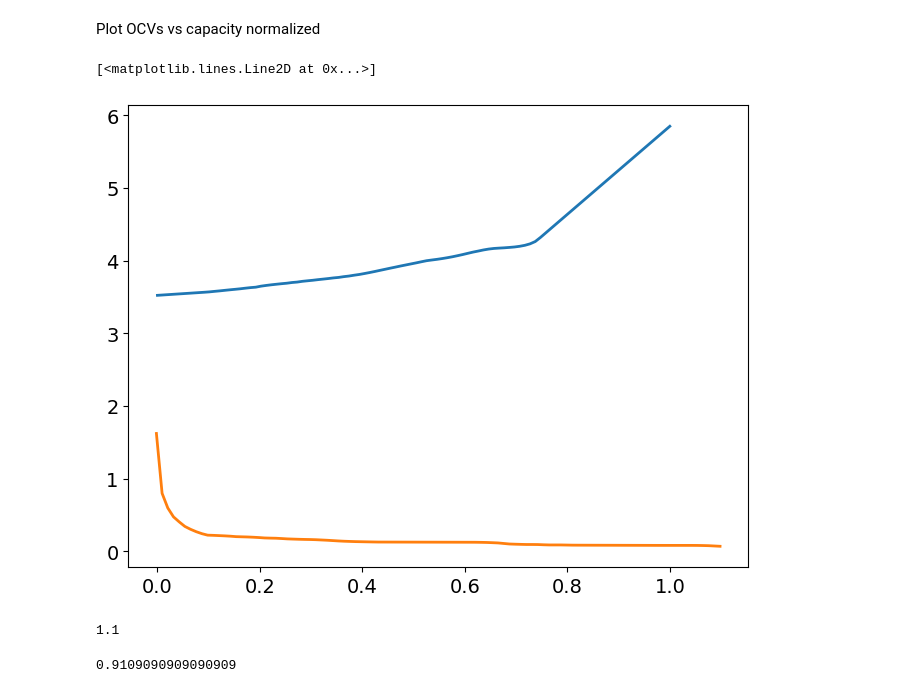
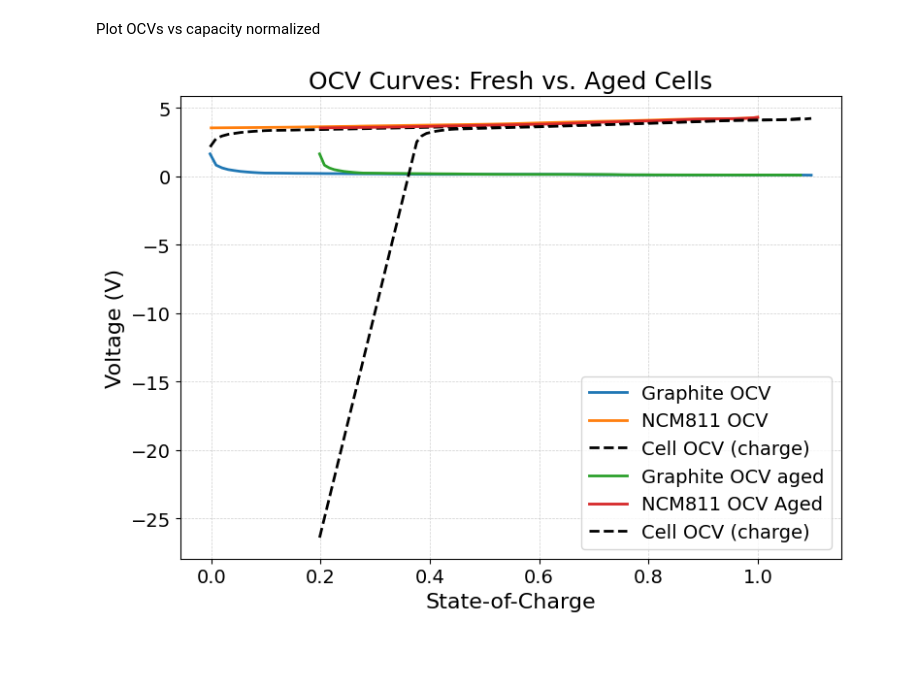
Before and after one commit to lvk93/ocv_teaching, a Jupyter notebook: notebooks/04_Interactive_Aging.ipynb, the cells around one changed output. Saved outputs shown, nothing was run; the diff lists cells and outputs as text; code cells hidden in the pictures; blank space fills up the shorter version.

Commit message:
First full cell plot inclusion

```diff
--- a/notebooks/04_Interactive_Aging.ipynb
+++ b/notebooks/04_Interactive_Aging.ipynb
@@ -23,32 +23,47 @@ Plot OCVs vs capacity normalized
 # %%
 cell = CellOCVReconstruction(NCM811_mat, Graphite_mat, np_ratio=1.1, v_min=2.5, v_max=4.2)
 
 # Precompute basic functions and vectors
 soc_vec = np.linspace(0, 1, 100)
 an0_bol, cath0_bol, an1_bol, cath1_bol =cell.get_stoichiometries()  # This will compute an0, cath0, an1, cath1
 
 # Reconstruct voltages (use "discharge" or "charge" as desired)
 volt_cell_bol, volt_cath_bol, volt_an_bol = cell.reconstruct_voltage(
     an0_bol, cath0_bol, an1_bol, cath1_bol, direction="discharge"
 )
 
 sol_cath = np.linspace(0,1,100)
 sol_an = np.linspace(0,1,100)
 volt_cath = interpolate(cell.cath.ocv.soc, cell.cath.ocv.get_voltage("charge"), sol_cath)
 volt_an = interpolate(cell.an.ocv.soc, cell.an.ocv.get_voltage("charge"), sol_an)
-plt.plot(1-sol_cath, volt_cath, label="NCM811 OCV")
+
 an0 = cell.align_anode_cathode(1)
 an1 = cell.align_anode_cathode(0)
 sol_an_plot = (sol_cath-an0)/(an1-an0)
+volt_cell_cha = cell.reconstruct_voltage(an0,1,an1,0,direction="charge")[0]
 plt.plot(sol_an_plot , volt_an, label="Graphite OCV")
+plt.plot(1-sol_cath, volt_cath, label="NCM811 OCV")
+plt.plot(sol_an_plot,volt_cell_cha, label="Cell OCV (charge)", color='black', linestyle='--')
+
+LAMPE = 0.2
+LAMNE = 0.2
+LLI = 0.2
+np_aged = cell.np_ratio*(1-LAMNE)
+np_offset_aged = 1-(1-cell.np_offset)*(1-LLI)
+an0 = cell.align_anode_cathode(1,np_aged, np_offset_aged)
+an1 = cell.align_anode_cathode(0,np_aged, np_offset_aged)
+sol_an_aged = (sol_cath-an0)/(an1-an0)
+volt_cell_cha_aged = cell.reconstruct_voltage(an0,1,an1,0,direction="charge")[0]
+
+plt.plot(sol_an_aged , volt_an, label="Graphite OCV aged")
+plt.plot((1-sol_cath*(1-LAMPE)), volt_cath, label="NCM811 OCV Aged")
+plt.plot(sol_an_aged,volt_cell_cha_aged, label="Cell OCV (charge)", color='black', linestyle='--')
+plt.xlabel("State-of-Charge")               # clearer x-axis label
+plt.ylabel("Voltage (V)")
+plt.title("OCV Curves: Fresh vs. Aged Cells")
+plt.grid(True, linestyle='--', linewidth=0.5, alpha=0.6)
+plt.legend(frameon=True, loc='best')
+plt.tight_layout()
+plt.show()
 # %% [output]
-[<matplotlib.lines.Line2D at 0x...>]
-[figure, old version]
+[figure, new version]
-# %%
-cell.np_ratio
-# %% [output]
-1.1
-# %%
-cell.align_anode_cathode(0)
-# %% [output]
-0.9109090909090909
```
Also changed, not shown: parts of 2 cells of this notebook.
